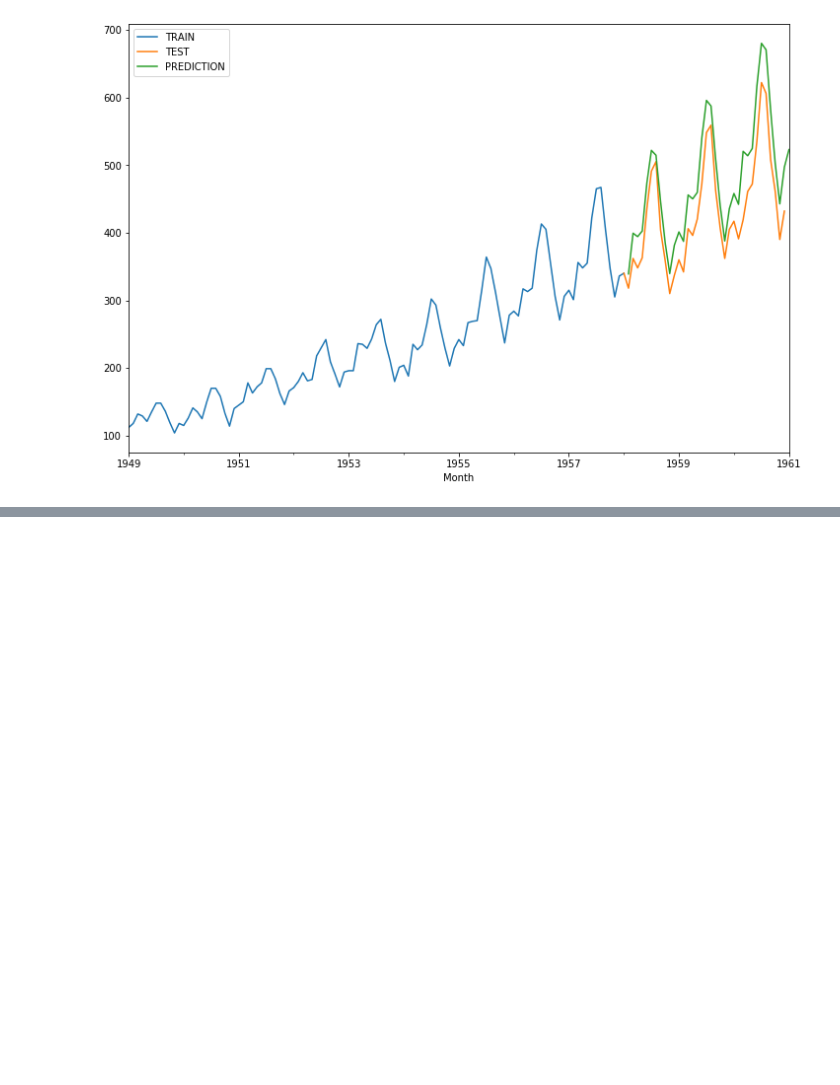
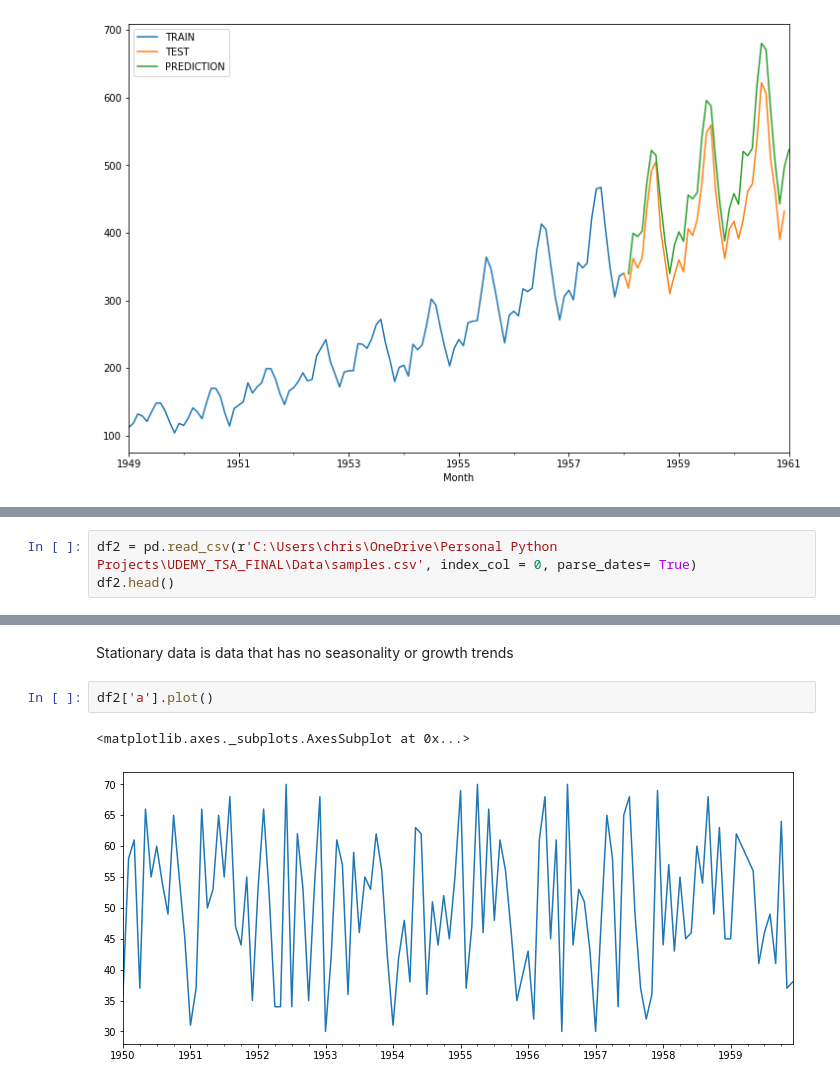
Before and after one commit to christianthieme/Python-for-Time-Series-Data-Analysis, a Jupyter notebook: Pandas for Time Series Analysis.ipynb, the cells around one changed output, grey strips where cells are left out. Saved outputs shown, nothing was run; the diff lists cells and outputs as text; blank space fills up the shorter version.

```diff
--- a/Pandas for Time Series Analysis.ipynb
+++ b/Pandas for Time Series Analysis.ipynb
@@ -684,0 +731,3 @@ test_predictions.plot(legend=True, label = 'PREDICTION', figsize = (12,8))
+# %%
+df2 = pd.read_csv(r'C:\Users\chris\OneDrive\Personal Python Projects\UDEMY_TSA_FINAL\Data\samples.csv', index_col = 0, parse_dates= True)
+df2.head()
@@ -684,0 +741,7 @@ test_predictions.plot(legend=True, label = 'PREDICTION', figsize = (12,8))
+# %% [markdown]
+Stationary data is data that has no seasonality or growth trends
+# %%
+df2['a'].plot()
+# %% [output]
+<matplotlib.axes._subplots.AxesSubplot at 0x...>
+[figure, added]
```
Also changed, not shown: parts of 24 cells of this notebook.
